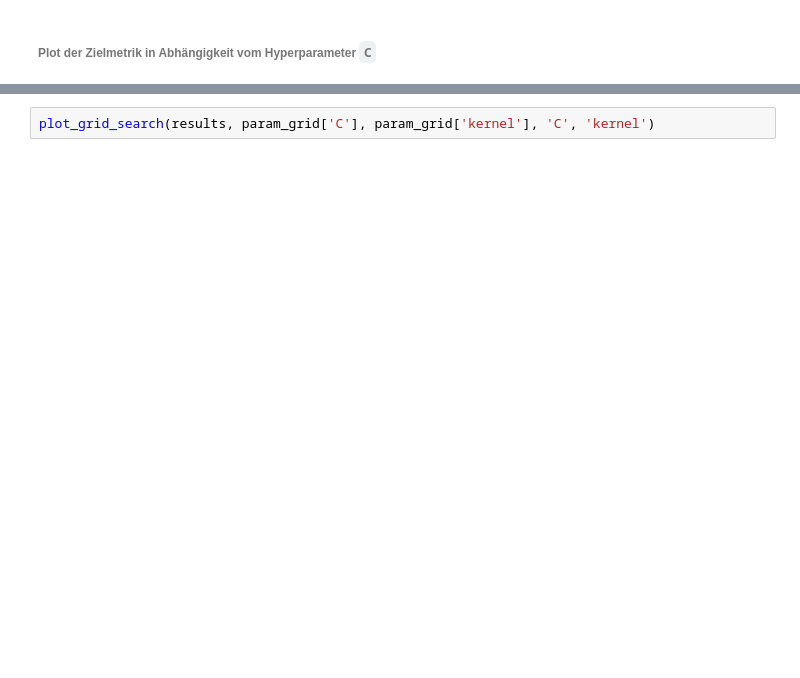
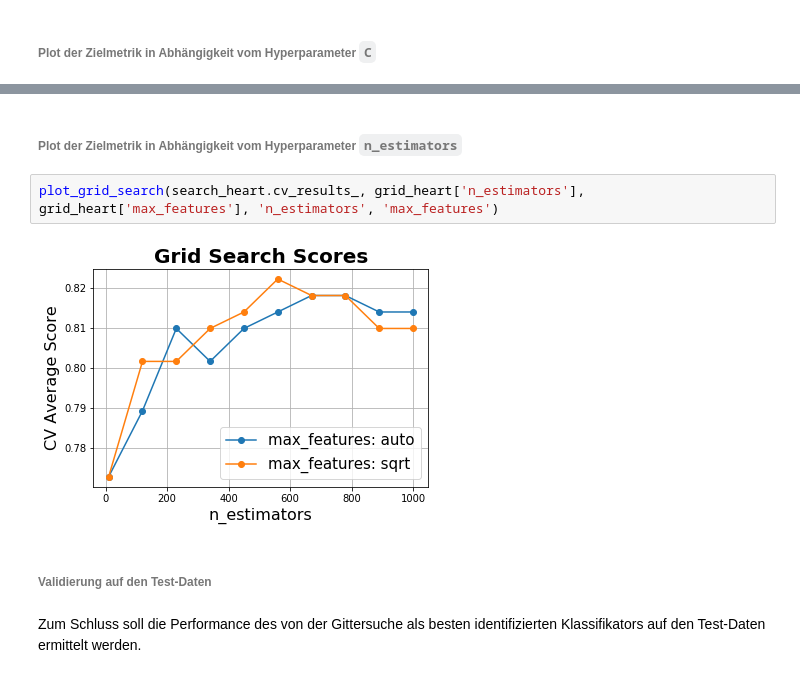
Before and after one commit to tecoKIT/smart-data-analytics, a Jupyter notebook: Uebung2/Exercise3.ipynb, the cells around one changed output, grey strips where cells are left out. Saved outputs shown, nothing was run; the diff lists cells and outputs as text; blank space fills up the shorter version.

```diff
--- a/Uebung2/Exercise3.ipynb
+++ b/Uebung2/Exercise3.ipynb
@@ -149,2 +299,10 @@ plot_times(times_bc)
-# %%
-plot_grid_search(results, param_grid['C'], param_grid['kernel'], 'C', 'kernel')
+# %% [markdown]
+###### Plot der Zielmetrik in Abhängigkeit vom Hyperparameter `n_estimators`
+# %%
+plot_grid_search(search_heart.cv_results_, grid_heart['n_estimators'], grid_heart['max_features'], 'n_estimators', 'max_features')
+# %% [output]
+[figure, added]
+# %% [markdown]
+###### Validierung auf den Test-Daten
+# %% [markdown]
+Zum Schluss soll die Performance des von der Gittersuche als besten identifizierten Klassifikators auf den Test-Daten ermittelt werden.
```
Also changed, not shown: parts of 56 cells of this notebook, 1 other file.
